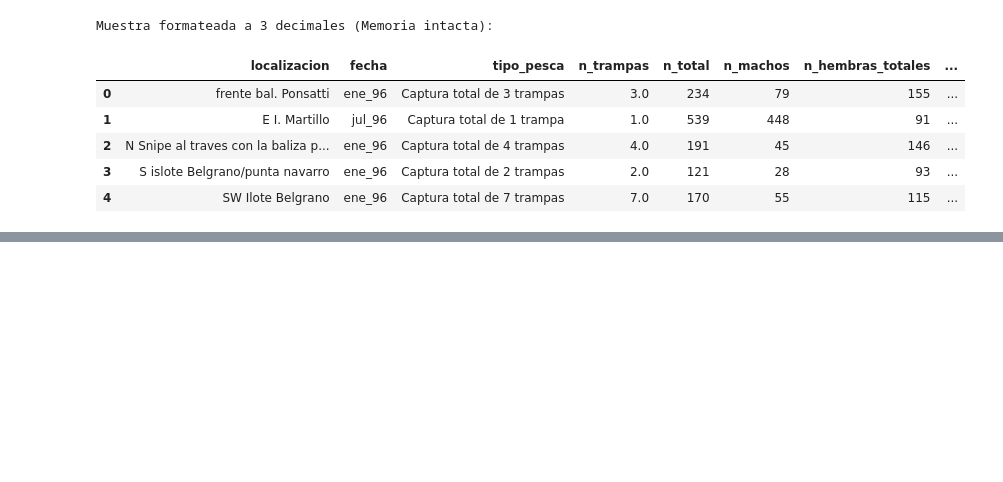
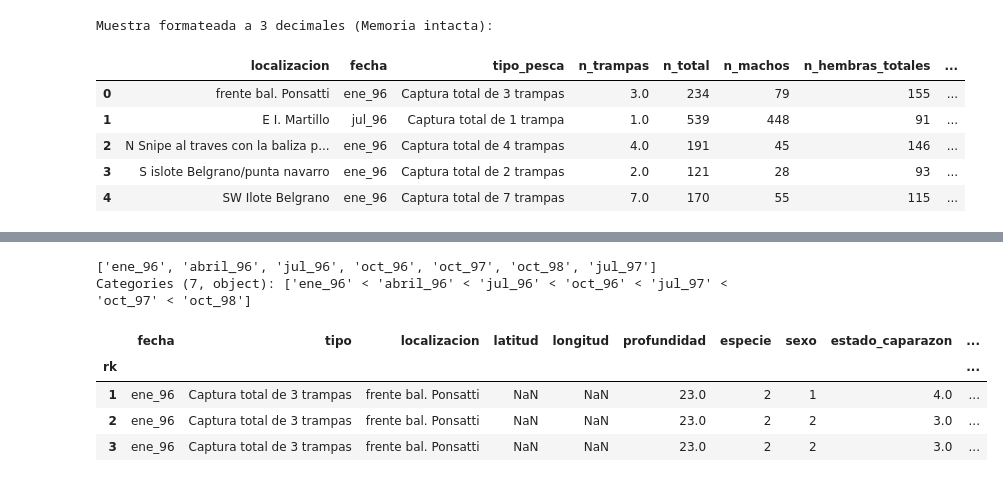
Before and after one commit to Mariano-ds/centollas2026, a Jupyter notebook: mariano/mariano_tp3.ipynb, the cells around one changed output, grey strips where cells are left out. Saved outputs shown, nothing was run; the diff lists cells and outputs as text; code cells hidden in the pictures; blank space fills up the shorter version.

```diff
--- a/mariano/mariano_tp3.ipynb
+++ b/mariano/mariano_tp3.ipynb
@@ -481,0 +552,54 @@ Muestra formateada a 3 decimales (Memoria intacta):
+# %%
+df_individuos["fecha"].unique()
+# %% [output]
+['ene_96', 'abril_96', 'jul_96', 'oct_96', 'oct_97', 'oct_98', 'jul_97']
+Categories (7, object): ['ene_96' < 'abril_96' < 'jul_96' < 'oct_96' < 'jul_97' < 'oct_97' < 'oct_98']
+# %%
+# 2. Mapeo explicito de meses en español a enteros (1 a 12)
+mapa_meses = {
+    'ene': 1, 'enero': 1,
+    'feb': 2, 'febrero': 2,
+    'mar': 3, 'marzo': 3,
+    'abr': 4, 'abril': 4,
+    'may': 5, 'mayo': 5,
+    'jun': 6, 'junio': 6,
+    'jul': 7, 'julio': 7,
+    'ago': 8, 'agosto': 8,
+    'sep': 9, 'septiembre': 9,
+    'oct': 10, 'octubre': 10,
+    'nov': 11, 'noviembre': 11,
+    'dic': 12, 'diciembre': 12,
+}
+
+
+# 3. Función para extraer mes numérico y año completo (1996, 1997, 1998)
+def parsear_fecha_string(cadena):
+  partes = str(cadena).lower().strip().split('_')
+  mes_num = mapa_meses[partes[0]]
+
+  # Reconstrucción del año de 2 a 4 dígitos (ej. '96' -> 1996)
+  anio_dos_digitos = int(partes[1])
+  anio_num = (
+      1900 + anio_dos_digitos if anio_dos_digitos > 50 else 2000 + anio_dos_digitos
+  )
+
+  return mes_num, anio_num
+
+
+# 4. Extracción de vectores numéricos (Convertimos a string para evitar errores con Categorical)
+fechas_extraidas = df_individuos['fecha'].astype(str).apply(parsear_fecha_string)
+meses = np.array([m for m, a in fechas_extraidas])
+anios = np.array([a for m, a in fechas_extraidas])
+
+# 5. Generación de los features para el espacio continuo del clustering
+df_individuos['mes_sin'] = np.sin(2 * np.pi * meses / 12)
+df_individuos['mes_cos'] = np.cos(2 * np.pi * meses / 12)
+df_individuos['ano_continuo'] = anios + (meses - 1) / 12.0
+# %%
+df_individuos.head(3)
+# %% [output]
+|  | fecha | tipo | localizacion | latitud | longitud | profundidad | especie | sexo | estado_caparazon | ... |
+| rk |  |  |  |  |  |  |  |  |  | ... |
+| 1 | ene_96 | Captura total de 3 trampas | frente bal. Ponsatti | NaN | NaN | 23.0 | 2 | 1 | 4.0 | ... |
+| 2 | ene_96 | Captura total de 3 trampas | frente bal. Ponsatti | NaN | NaN | 23.0 | 2 | 2 | 3.0 | ... |
+| 3 | ene_96 | Captura total de 3 trampas | frente bal. Ponsatti | NaN | NaN | 23.0 | 2 | 2 | 3.0 | ... |
```
Also changed, not shown: parts of 18 cells of this notebook.
